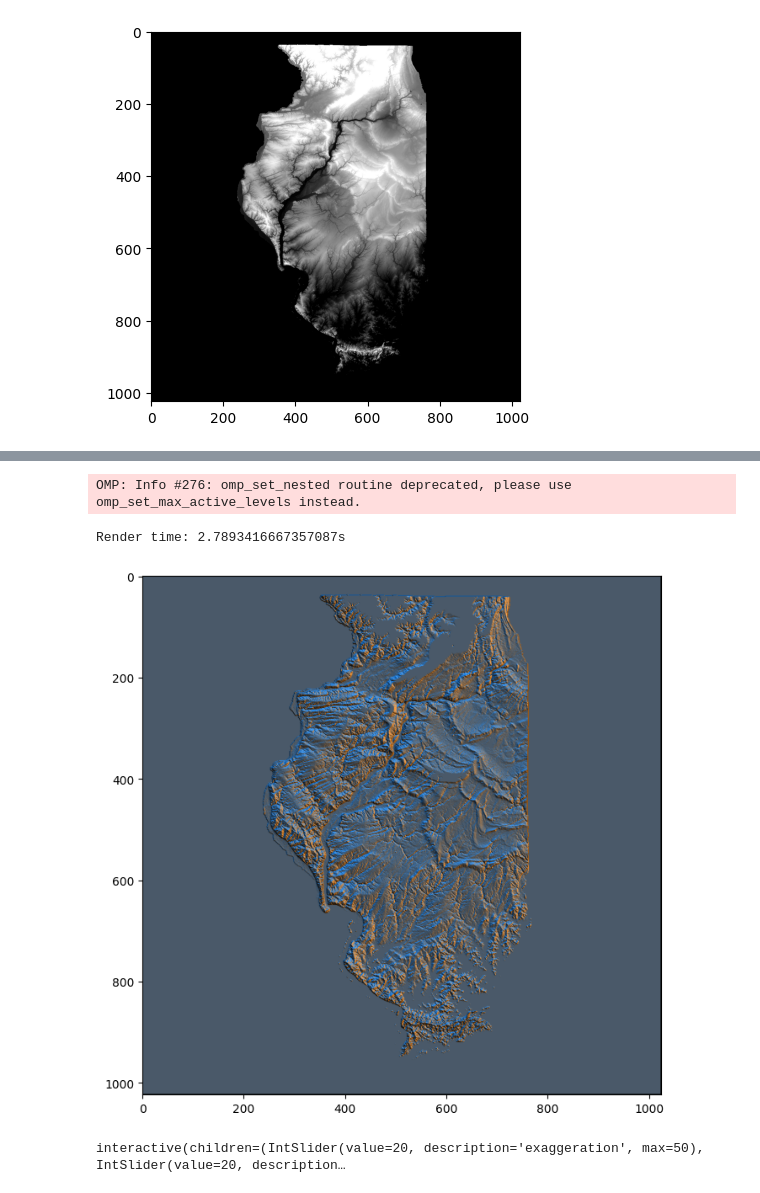
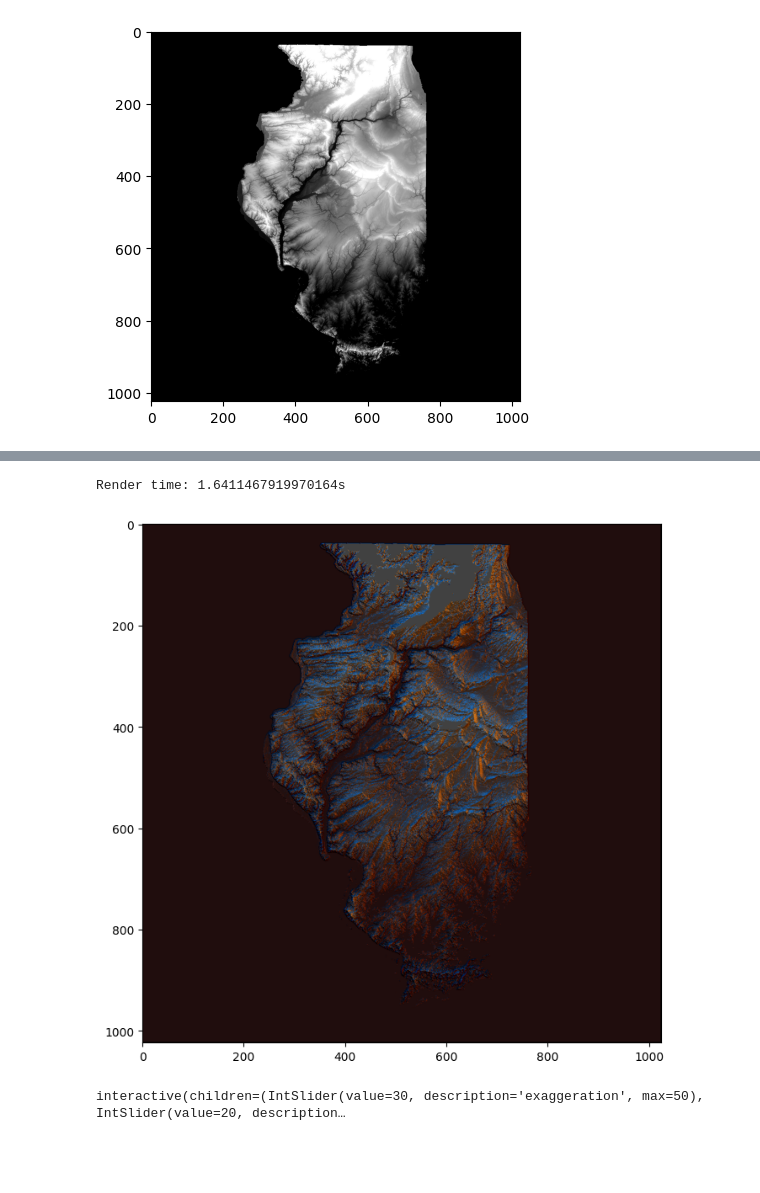
Before and after one commit to GalMunGral/shortcut-to-graphics, a Jupyter notebook: 3D-hands-on.ipynb, the cells around one changed output, grey strips where cells are left out. Saved outputs shown, nothing was run; the diff lists cells and outputs as text; code cells hidden in the pictures; blank space fills up the shorter version.

```diff
--- a/3D-hands-on.ipynb
+++ b/3D-hands-on.ipynb
@@ -102,32 +121,67 @@ def shade_pixel(out, dem, i, j, exaggeration, theta, psi, k_a, k_d, k_s):
 # %%
 @njit(parallel=True)
-def render(dem, exaggeration, theta, psi, k_a, k_d, k_s):
+def render(dem, exaggeration, theta, psi, k_a, k_d, k_s, gamma):
+    exaggerated = dem * exaggeration
+
+    # Play with this
+    lights = [
+        (light(theta, psi), np.array([1., 0.5, 0.])),
+        (light(theta, psi + 100.), np.array([0., 0.5, 1.])),
+        (light(theta, psi + 200.), np.array([0.5, 0.5, 0.5]))
+        # (light(theta, psi), np.ones(3))
+    ]
+
+    # We are looking at the terrain from above
+    v = np.array([0., 0., 1.])
+
+    def shade_pixel(i, j):
+        """
+        This function will be stubbed out
+        """
+        C = color(dem, i, j)
+        n = normal(exaggerated, i, j)
+
+        pixel = np.zeros(3)
+
+        for l, I in lights:
+            ambient = k_a * I * C
+
+            d = l.dot(n)
+            diffuse = k_d * d * I * C
+
+            r = n * 2 * d - l
+            specular = k_s * r.dot(v) ** gamma * I * C
+
+            pixel += ambient + diffuse + specular
+
+        return pixel
+
     H, W = dem.shape
     out = np.zeros((H, W, 3))
     for i in prange(1, H - 1):
         for j in prange(1, W - 1):
-            out[i, j] = shade_pixel(out, dem, i, j, exaggeration, theta, psi, k_a, k_d, k_s)
+            out[i, j] = shade_pixel(i, j)
+
     return out.clip(0, 1)
 # %%
 from timeit import default_timer as timer
 from ipywidgets import interact, interactive
 
-def draw(exaggeration=20, theta=20, psi=0, k_a=0.1, k_d=0.5, k_s=0.5):
+def draw(exaggeration=30, theta=20, psi=0, k_a=0., k_d=0.5, k_s=0.5, gamma=6):
     start = timer()
-    out = render(dem, exaggeration, theta, psi, k_a, k_d, k_s)
+    out = render(dem, exaggeration, theta, psi, k_a, k_d, k_s, gamma)
     end = timer()
     print(f'Render time: {end - start}s', end='\r')
     plt.figure('naive', figsize=(8,8))
     plt.imshow(out)
 
 draw()
 # %% [output]
-OMP: Info #276: omp_set_nested routine deprecated, please use omp_set_max_active_levels instead.
+Render time: 1.6411467919970164s
-Render time: 2.7893416667357087s
-[figure, old version]
+[figure, new version]
 # %%
-widget = interactive(draw, exaggeration=(0,50), theta=(0,90), psi=(0,360), k_a=(0,1.), k_d=(0,1.), k_s=(0,1.))
+widget = interactive(draw, exaggeration=(0,50), theta=(0,90), psi=(0,360), k_a=(0,1.), k_d=(0,1.), k_s=(0,1.), gamma=(1,10))
 widget.children[-1].layout.height = '8in'
 widget
 # %% [output]
-interactive(children=(IntSlider(value=20, description='exaggeration', max=50), IntSlider(value=20, description…
+interactive(children=(IntSlider(value=30, description='exaggeration', max=50), IntSlider(value=20, description…
```
Also changed, not shown: parts of 13 cells of this notebook, 1 other file.
